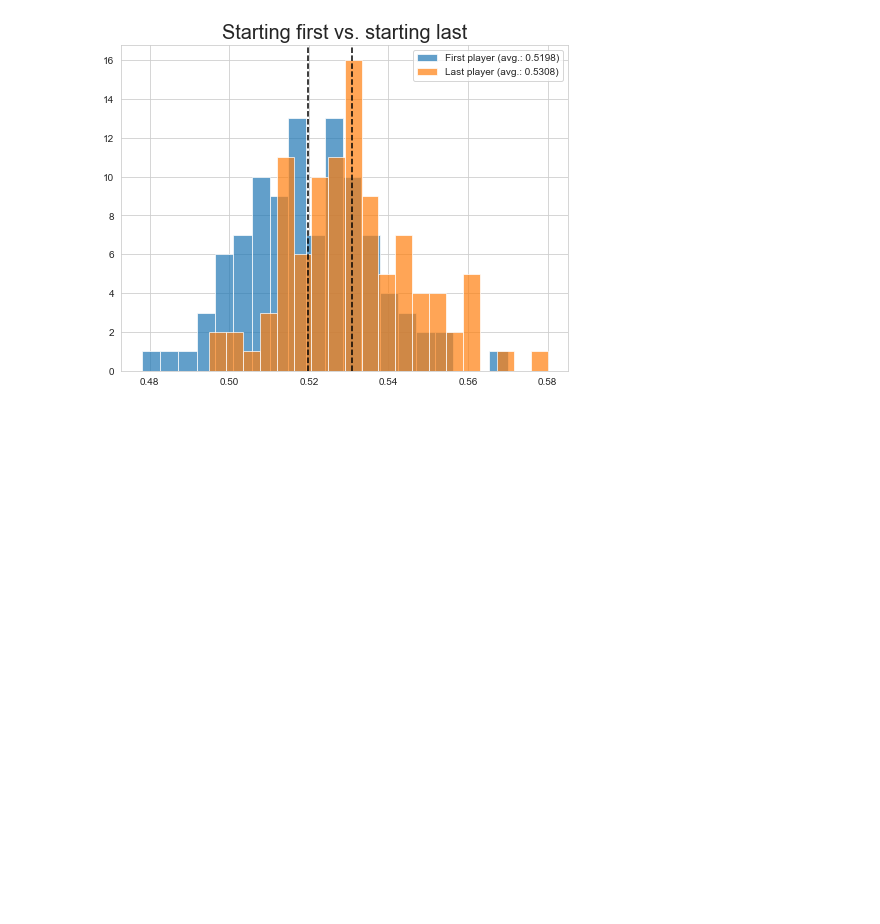
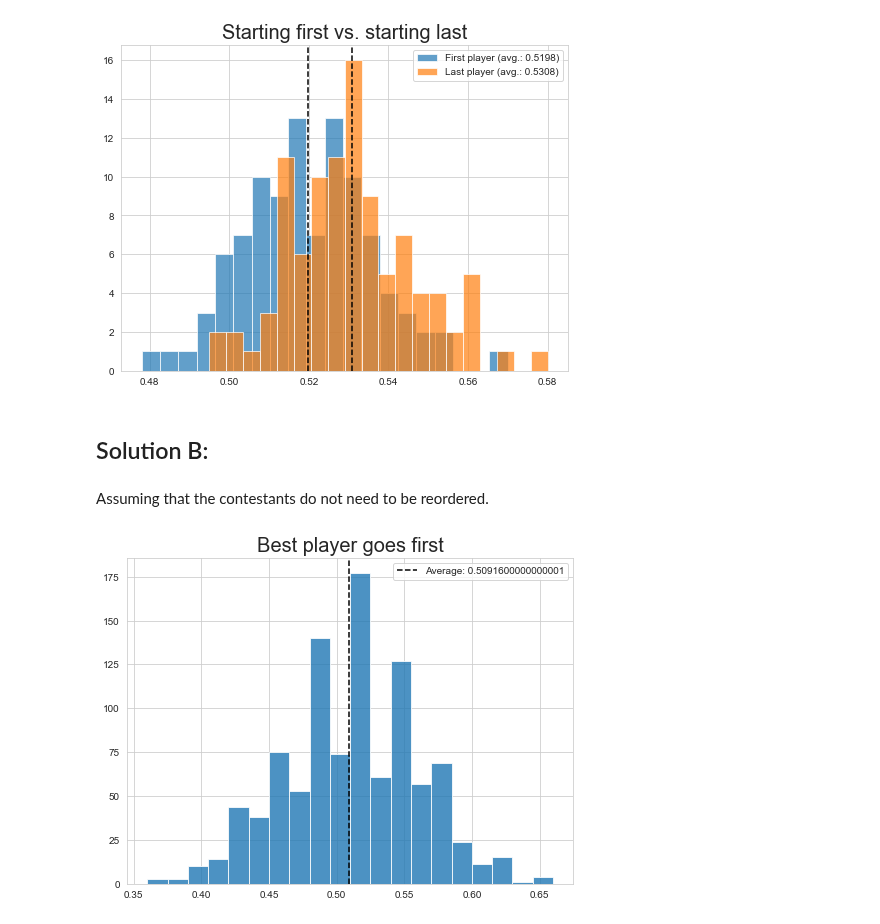
Before and after one commit to smu095/theriddler, a Jupyter notebook: 29march2019.ipynb, the cells around one changed output. Saved outputs shown, nothing was run; the diff lists cells and outputs as text; code cells hidden in the pictures; blank space fills up the shorter version.

Commit message:
Added xtra solution

```diff
--- a/29march2019.ipynb
+++ b/29march2019.ipynb
@@ -135,3 +139,7 @@ plt.legend()
 plt.show()
 # %% [output]
 [figure]
+# %% [markdown]
+## Solution B:
+# %% [markdown]
+Assuming that the contestants do not need to be reordered.
@@ -137,0 +192,5 @@ plt.show()
+# %%
+results_best_first = simulations(best_player_starts=True, to_percent=True, num_bees=100, simulations=1000)
+plot_results(results_best_first, title="Best player goes first")
+# %% [output]
+[figure, added]
```
Also changed, not shown: parts of 5 cells of this notebook.
